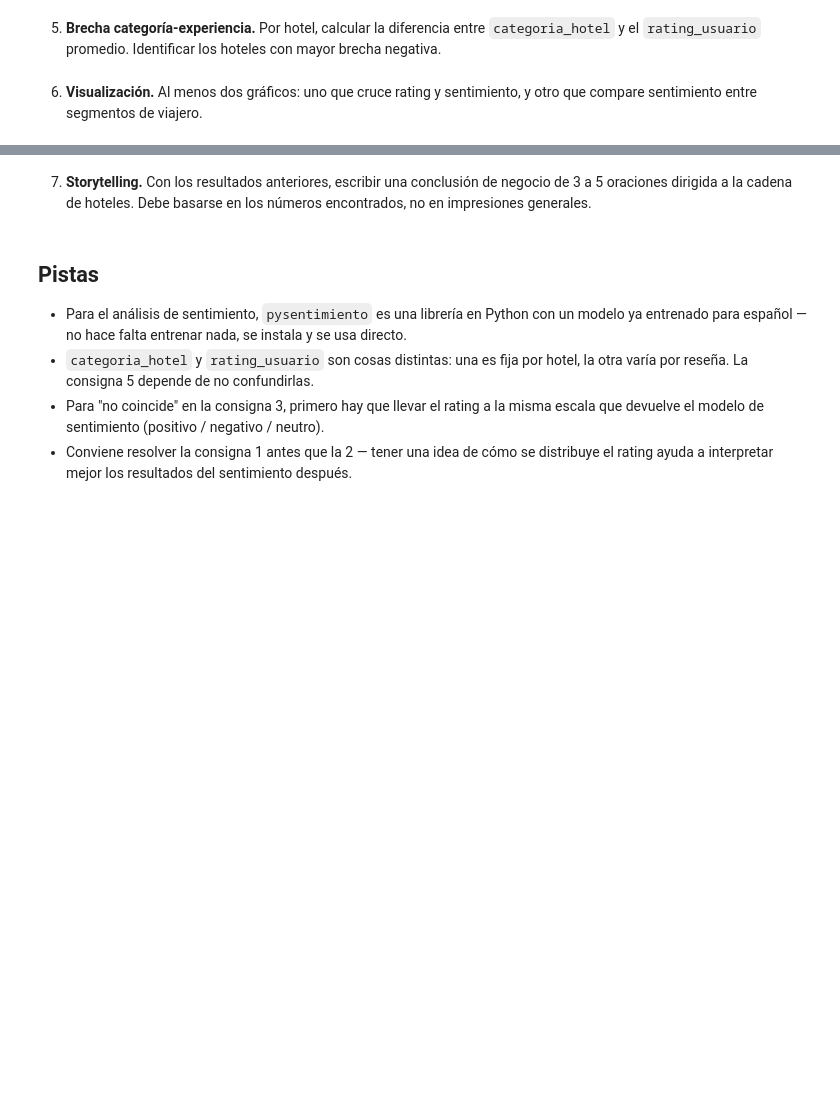
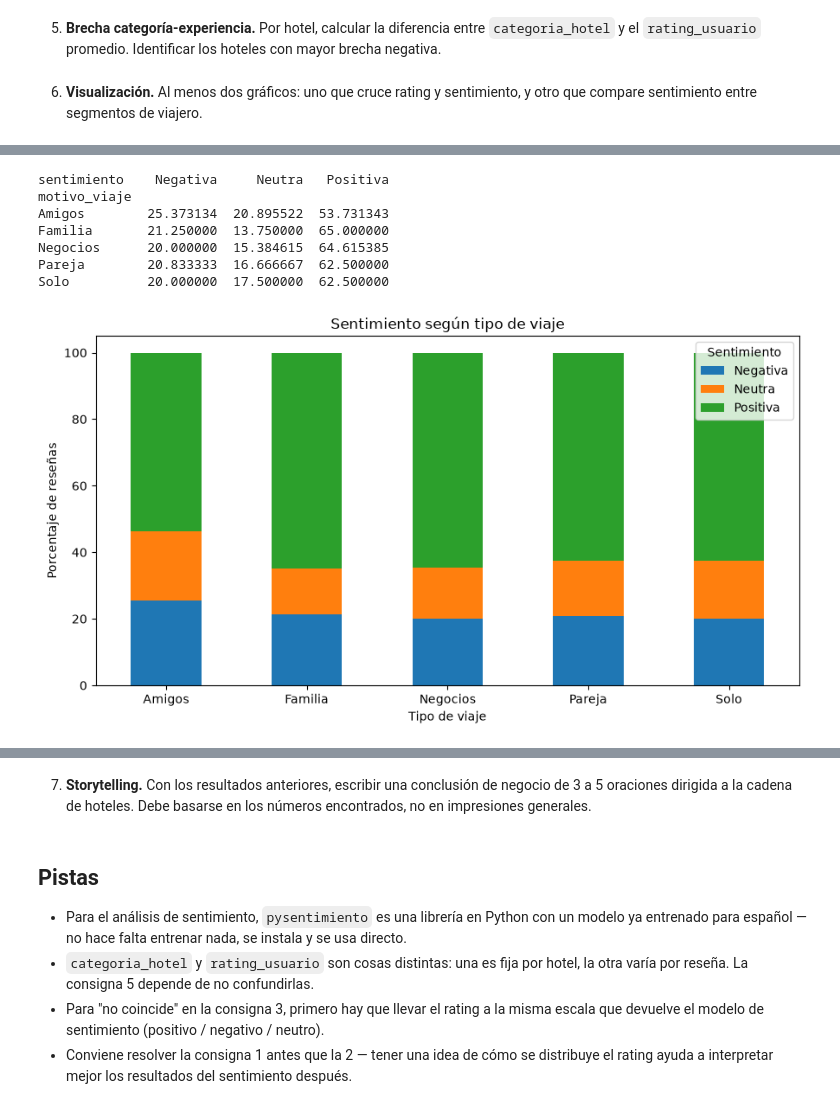
Before and after one commit to danischulday/data-analysis-course, a Jupyter notebook: modulo-4-visualizacion/clase-19/ejercicio-integrador.ipynb, the cells around one changed output, grey strips where cells are left out. Saved outputs shown, nothing was run; the diff lists cells and outputs as text; code cells hidden in the pictures; blank space fills up the shorter version.

```diff
--- a/modulo-4-visualizacion/clase-19/ejercicio-integrador.ipynb
+++ b/modulo-4-visualizacion/clase-19/ejercicio-integrador.ipynb
@@ -227,0 +307,32 @@ print(discrepancias[[
+# %%
+tabla = pd.crosstab(
+    df["motivo_viaje"],
+    df["sentimiento"],
+    normalize="index"
+) * 100
+
+print(tabla)
+
+tabla.plot(
+    kind="bar",
+    stacked=True,
+    figsize=(9, 5)
+)
+
+plt.title("Sentimiento según tipo de viaje")
+plt.xlabel("Tipo de viaje")
+plt.ylabel("Porcentaje de reseñas")
+plt.xticks(rotation=0)
+plt.legend(title="Sentimiento")
+
+plt.tight_layout()
+plt.show()
+# %% [output]
+sentimiento    Negativa     Neutra   Positiva
+motivo_viaje
+Amigos        25.373134  20.895522  53.731343
+Familia       21.250000  13.750000  65.000000
+Negocios      20.000000  15.384615  64.615385
+Pareja        20.833333  16.666667  62.500000
+Solo          20.000000  17.500000  62.500000
+[figure, added]
```
Also changed, not shown: parts of 6 cells of this notebook.
